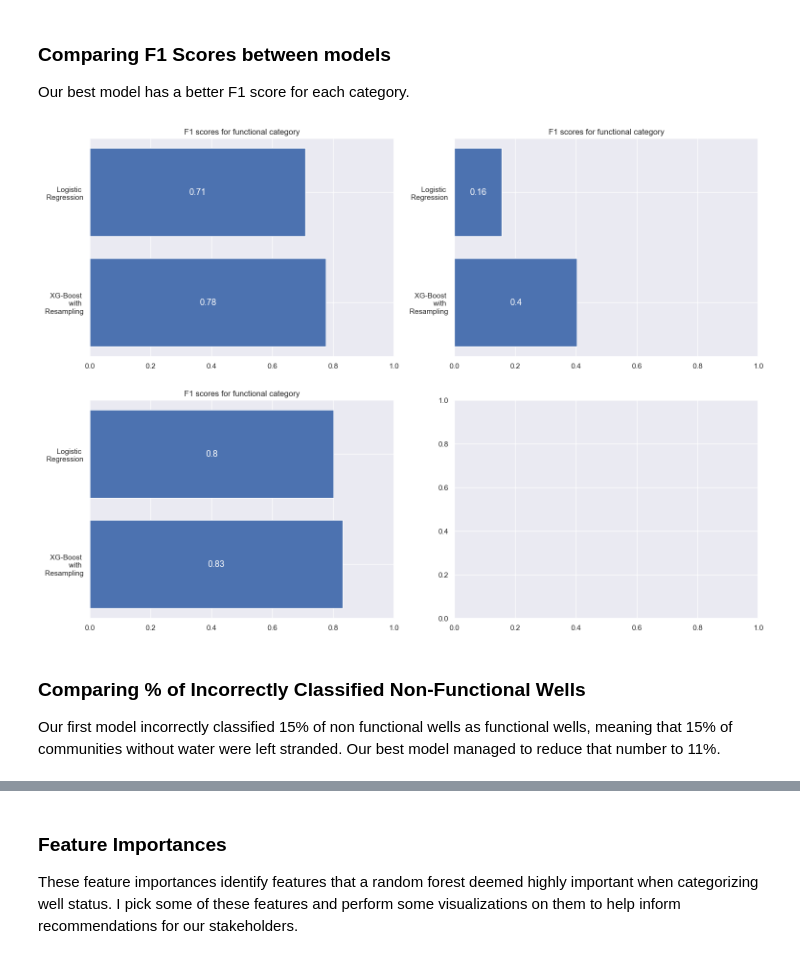
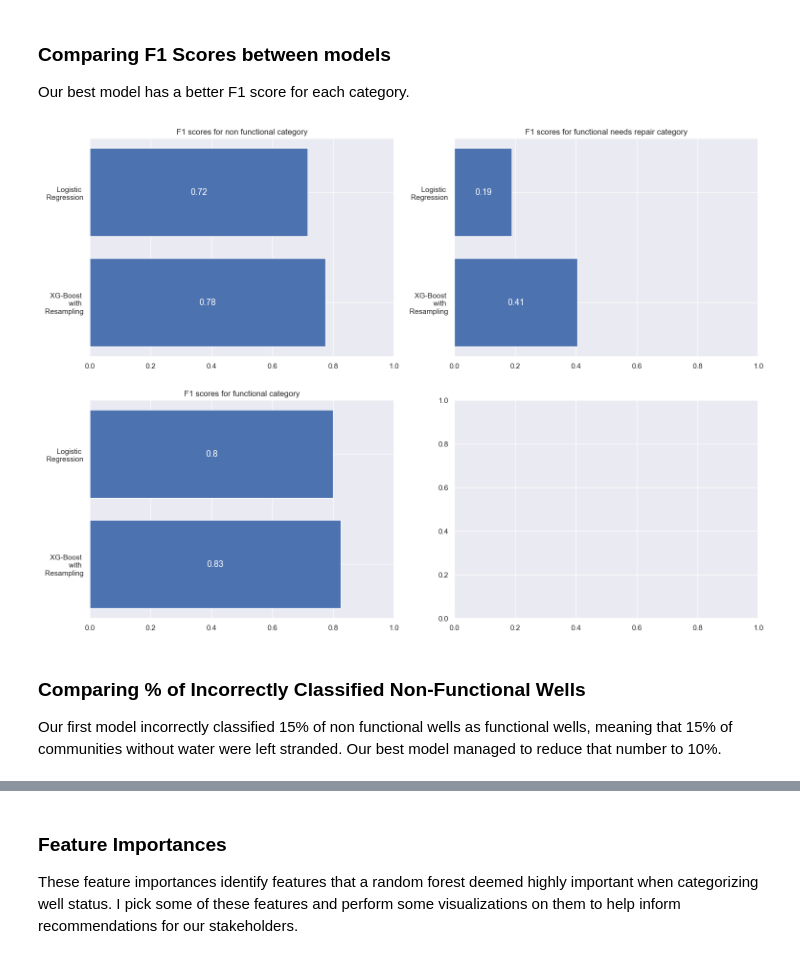
Before and after one commit to Jellohub/phase_3_project, a Jupyter notebook: notebook.ipynb, the cells around one changed output, grey strips where cells are left out. Cells and saved outputs as stored; diff of their text form; code cells hidden in the pictures.

```diff
--- a/notebook.ipynb
+++ b/notebook.ipynb
@@ -717,8 +755,7 @@ estimators = {'Logistic Regression': LogisticRegression(),
               'K-Nearest Neighbors n3': KNeighborsClassifier(n_neighbors=3),
               'Bagging Classifier': BaggingClassifier(estimator=DecisionTreeClassifier(), n_estimators=50, max_features=50, random_state=state),
               'Random Forest': RandomForestClassifier(random_state=state),
-              'XG-Boost': XGBClassifier(random_state=state),
-              'Gradient Boosted Trees': GradientBoostingClassifier(n_estimators=200, max_features=50, random_state=state),
+              'XG-Boost': XGBClassifier(n_estimators=100, objective='multi:softmax', num_class=3, random_state=state),
               'Extra Randomized Trees': ExtraTreesClassifier(n_estimators=100, random_state=state)}
 # %%
 # Dictionary for our results
@@ -736,7 +773,7 @@ for estimator_name, estimator in estimators.items():
         # Helpful ticker #2
         print(f"Sampling ratio: {dataset[0]}")
 
-        ratio, predictions, report, matrix, error = get_results(estimator, dataset)
+        ratio, predictions, report, matrix, error, estimator = get_results(estimator, dataset)
 
         # For this particular estimator and resampled dataset, we are recording:
         # 1) Re-sampling strategy,
@@ -744,7 +781,7 @@ for estimator_name, estimator in estimators.items():
         #3) Classification report,
         #4) Confusion matrix,
         #5 Bad error
-        results[ratio] = (ratio, predictions, report, matrix, error)
+        results[ratio] = (ratio, predictions, report, matrix, error, estimator)
 
     results_dict[estimator_name] = results
     clear_output(wait=True)
@@ -803,10 +840,10 @@ K-Nearest Neighbors n3
 
 Our first model was a default Logistic Regression estimator with no resampling. Our best model was XG-Boost with a resampling ratio of 10,000. We will now look at the metrics of these models side-by-side.
 # %%
-base_preds = results_dict['Logistic Regression']['{1: 3140}'][1]
+base_preds = results_dict['Logistic Regression']['{1: 3466}'][1]
 best_preds = results_dict['XG-Boost']['{1: 10000}'][1]
 
-base_report = results_dict['Logistic Regression']['{1: 3140}'][2]
+base_report = results_dict['Logistic Regression']['{1: 3466}'][2]
 best_report = results_dict['XG-Boost']['{1: 10000}'][2]
 
 base_report_df = pd.DataFrame(base_report)
@@ -892,7 +929,7 @@ fig, ax = plt.subplots(2,2, figsize=(15,10))
 for i in [0,1,2]:
     row = i//2
     col=i%2
-    ax[row][col].plot(xdatas2[i], ydatas2[i], color='red', label=f"XGBoost – AUC: {auc(xdatas2[i], ydatas2[i])}")
+    ax[row][col].plot(xdatas2[i], ydatas2[i], color='red', label=f"XGBoost w/Resampling – AUC: {auc(xdatas2[i], ydatas2[i])}")
     ax[row][col].plot(xdatas[i], ydatas[i], color='blue', label=f"Logistic Regression – AUC: {auc(xdatas[i], ydatas[i])}")
     ax[row][col].set_title(namez[i])
     ax[row][col].legend(loc=4)
@@ -905,21 +942,21 @@ Our best model has a better F1 score for each category.
 # %%
 status_map = {0: 'non functional', 1: 'functional needs repair', 2: 'functional'}
 
 fig, ax = plt.subplots(2,2, figsize=(18,13))
 for x in [0,1,2]:
     row = x//2
     col=x%2
-    f1_scores = [best_report[str(x)]['f1-score'], base_report[str(x)]['f1-score']]
-    ax[row][col].set_title(f"F1 scores for {status_map[i]} category")
+    f1_scores = [best_report[status_map[x]]['f1-score'], base_report[status_map[x]]['f1-score']]
+    ax[row][col].set_title(f"F1 scores for {status_map[x]} category")
     barplot = ax[row][col].barh(['XG-Boost \n with \n Resampling', 'Logistic \n Regression'], f1_scores)
     ax[row][col].bar_label(barplot, labels=[round(i,2) for i in f1_scores], label_type='center', color='white', fontsize='13');
     ax[row][col].set_xlim(0,1);
 # %% [output]
-[figure, old version]
+[figure, new version]
 # %% [markdown]
 ### Comparing % of Incorrectly Classified Non-Functional Wells
 
-Our first model incorrectly classified 15% of non functional wells as functional wells, meaning that 15% of communities without water were left stranded. Our best model managed to reduce that number to 11%.
+Our first model incorrectly classified 15% of non functional wells as functional wells, meaning that 15% of communities without water were left stranded. Our best model managed to reduce that number to 10%.
 # %%
 f1_scores = [base_report['bad_error'][0], best_report['bad_error'][0]]
 
```
Also changed, not shown: parts of 45 cells of this notebook, 29 other files.
